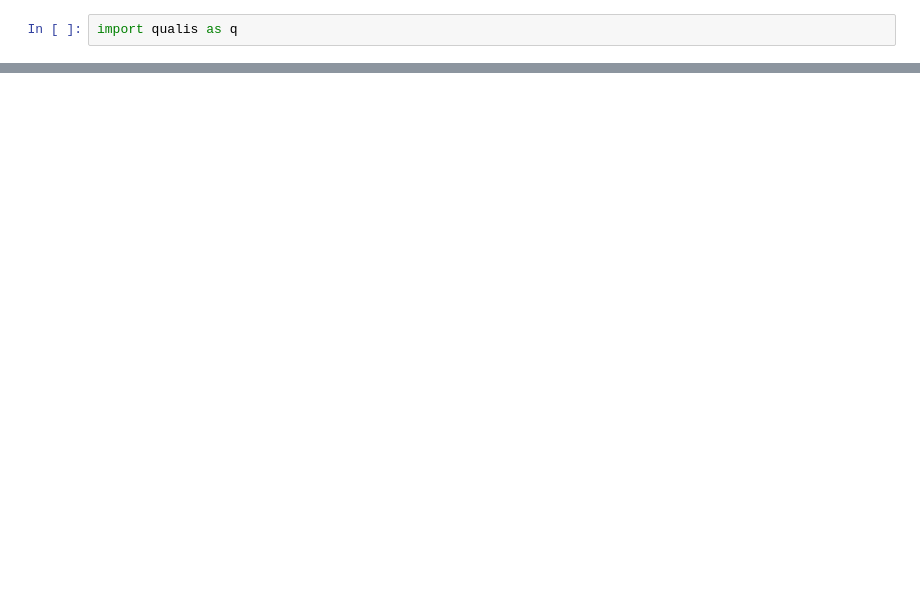
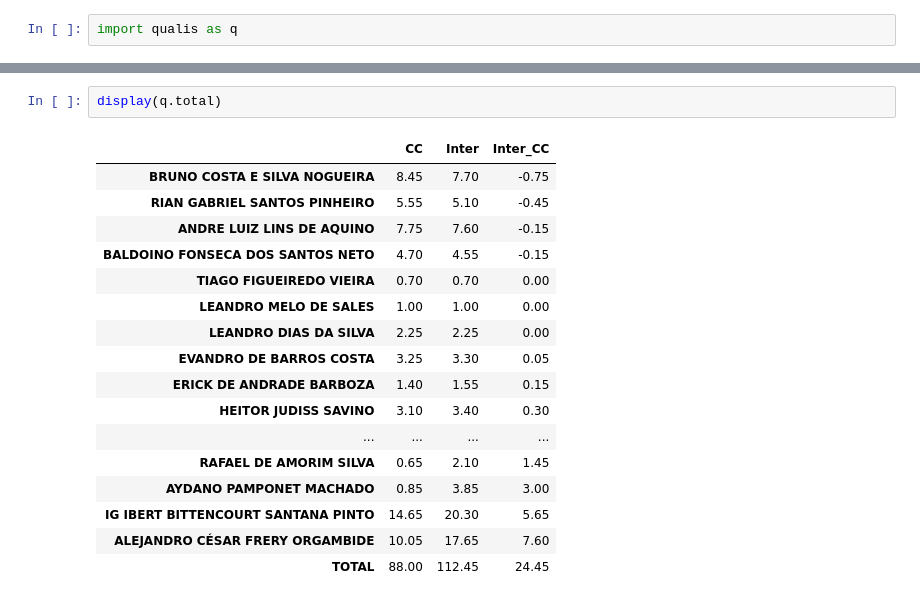
Before and after one commit to aydanomachado/qualis, a Jupyter notebook: Qualis_IC_study.ipynb, the cells around one changed output, grey strips where cells are left out. Drawn from its saved outputs; the diff is of its cells as text; blank space fills up the shorter version.

```diff
--- a/Qualis_IC_study.ipynb
+++ b/Qualis_IC_study.ipynb
@@ -62,0 +136,20 @@ q.plotInterBars()
+# %%
+display(q.total)
+# %% [output]
+|  | CC | Inter | Inter_CC |
+| BRUNO COSTA E SILVA NOGUEIRA | 8.45 | 7.70 | -0.75 |
+| RIAN GABRIEL SANTOS PINHEIRO | 5.55 | 5.10 | -0.45 |
+| ANDRE LUIZ LINS DE AQUINO | 7.75 | 7.60 | -0.15 |
+| BALDOINO FONSECA DOS SANTOS NETO | 4.70 | 4.55 | -0.15 |
+| TIAGO FIGUEIREDO VIEIRA | 0.70 | 0.70 | 0.00 |
+| LEANDRO MELO DE SALES | 1.00 | 1.00 | 0.00 |
+| LEANDRO DIAS DA SILVA | 2.25 | 2.25 | 0.00 |
+| EVANDRO DE BARROS COSTA | 3.25 | 3.30 | 0.05 |
+| ERICK DE ANDRADE BARBOZA | 1.40 | 1.55 | 0.15 |
+| HEITOR JUDISS SAVINO | 3.10 | 3.40 | 0.30 |
+| ... | ... | ... | ... |
+| RAFAEL DE AMORIM SILVA | 0.65 | 2.10 | 1.45 |
+| AYDANO PAMPONET MACHADO | 0.85 | 3.85 | 3.00 |
+| IG IBERT BITTENCOURT SANTANA PINTO | 14.65 | 20.30 | 5.65 |
+| ALEJANDRO CÉSAR FRERY ORGAMBIDE | 10.05 | 17.65 | 7.60 |
+| TOTAL | 88.00 | 112.45 | 24.45 |
```
Also changed, not shown: parts of 21 cells of this notebook, 10 other files.
